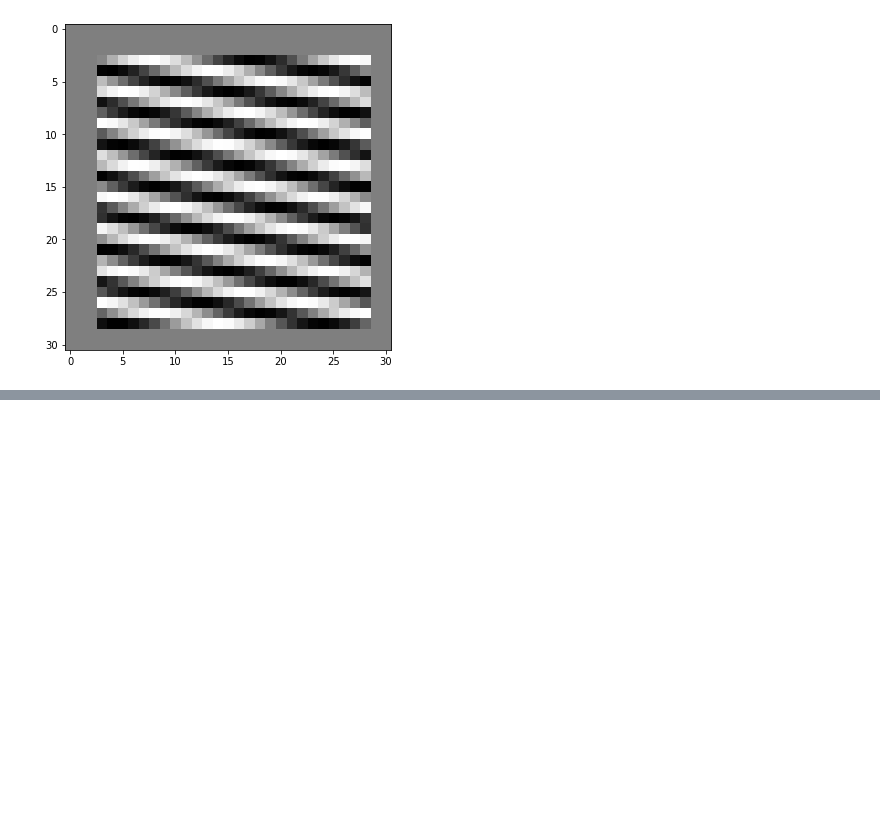
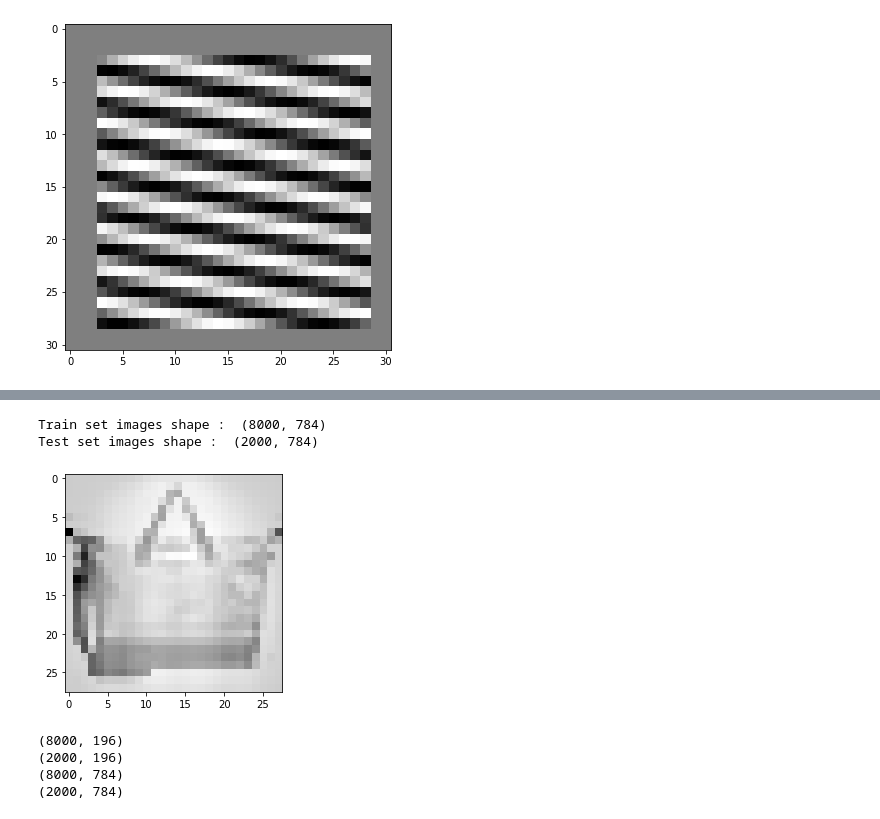
Before and after one commit to hanzopgp/MasterBioInformaticsPTs, a Jupyter notebook: S1/BIMA/TME3/TME3/TME3KordonDurand.ipynb, the cells around one changed output, grey strips where cells are left out. Cells and saved outputs as stored; diff of their text form; code cells hidden in the pictures; blank space fills up the shorter version.

```diff
--- a/S1/BIMA/TME3/TME3/TME3KordonDurand.ipynb
+++ b/S1/BIMA/TME3/TME3/TME3KordonDurand.ipynb
@@ -443,0 +647,25 @@ imshow(s10_rec_pad, "Reconstructed with pad")
+# %%
+# Fashion MNIST dataset
+fashion_mnist = tf.keras.datasets.fashion_mnist           # Librairie dataset
+(images, _), (images_test, _) = fashion_mnist.load_data() # On ignore les informations avec _
+images = images[:10000]                                   # On ne prend pas tout le dataset pour aller plus vite
+
+# Normalisation des valeurs de 0 a 255 => 0 a 1
+from sklearn.preprocessing import StandardScaler
+print("Avant normalisation :")
+print("Moyenne valeur pixel: ", images.mean())   # On voit que ces deux valeurs sont beaucoup
+print("Ecart type valeur pixel: ", images.std()) # trop eleves, il faut donc normaliser
+images = images.reshape(-1, 784)                 # On flatten les images en entree 2D => 1D
+images = images.astype(float)                    # On definit les valeurs comme etant des float
+scaler = StandardScaler()                        # StandardScaler est une fonction de normalisation qui diminue l'ecart type des valeurs
+images = scaler.fit_transform(images)
+print()
+print("Apres normalisation :")
+print("Moyenne valeur pixel: ", images.mean())   # On voit que ces deux valeurs ont bien
+print("Ecart type valeur pixel: ", images.std()) # change et que la normalisation a eu lieu
+
+# Affichage de nos shape
+print("\nShape des images : ", images.shape)
+
+n_pixel = images.shape[1]
+n_sample_factor = 2
@@ -443,0 +682,13 @@ imshow(s10_rec_pad, "Reconstructed with pad")
+# %%
+from sklearn.model_selection import train_test_split
+Y_train, Y_test = train_test_split(images, test_size=0.2, random_state=1) # 0.2 signifie 20% pour le test set
+print("Train set images shape : ", Y_train.shape)
+print("Test set images shape : ", Y_test.shape)
+# %% [output]
+Train set images shape :  (8000, 784)
+Test set images shape :  (2000, 784)
+# %%
+plt.imshow(np.reshape(Y_train[6], (28, 28)), cmap="binary") # On precise avec "binary" que nous somme sur une image en noir et blanc
+plt.show()
+# %% [output]
+[figure, added]
@@ -443,0 +699,20 @@ imshow(s10_rec_pad, "Reconstructed with pad")
+# %%
+X_train = np.zeros((Y_train.shape[0], int(Y_train.shape[1]/(n_sample_factor*2)))) # Division par n_sample*2 car division par 4 du nombre de pixel
+X_test = np.zeros((Y_test.shape[0], int(Y_test.shape[1]/(n_sample_factor*2))))
+
+print(X_train.shape)
+print(X_test.shape)
+
+print(Y_train.shape)
+print(Y_test.shape)
+
+for i in range(len(X_train)):
+    X_train[i] = subSample2(Y_train[i].reshape(28,28)).reshape(-1, 196) # reshape les images 784 --> 28*28 ce qui nous retourne des images qu'on reshape 14*14 --> 196
+
+for i in range(len(X_test)):
+    X_test[i] = subSample2(Y_test[i].reshape(28,28)).reshape(-1, 196) # reshape les images 784 --> 28*28 ce qui nous retourne des images qu'on reshape 14*14 --> 196
+# %% [output]
+(8000, 196)
+(2000, 196)
+(8000, 784)
+(2000, 784)
```
Also changed, not shown: parts of 21 cells of this notebook.
